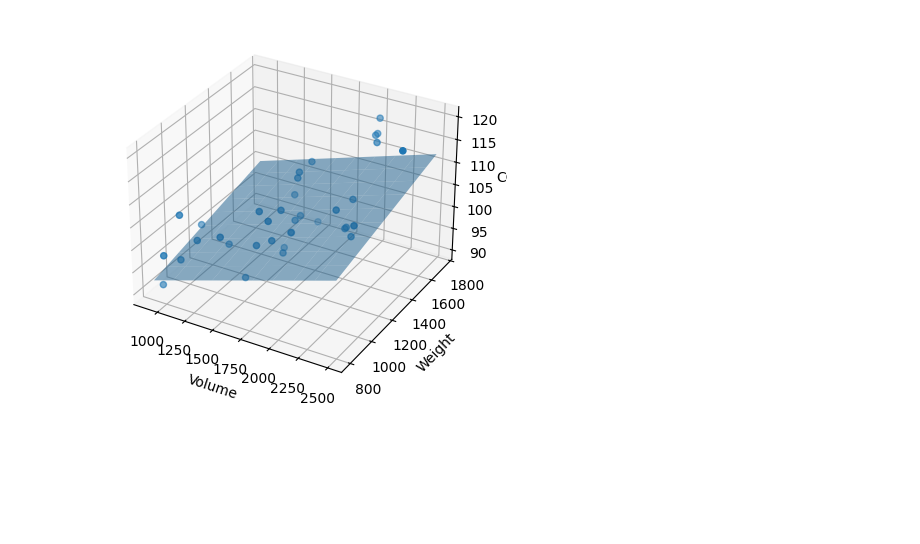
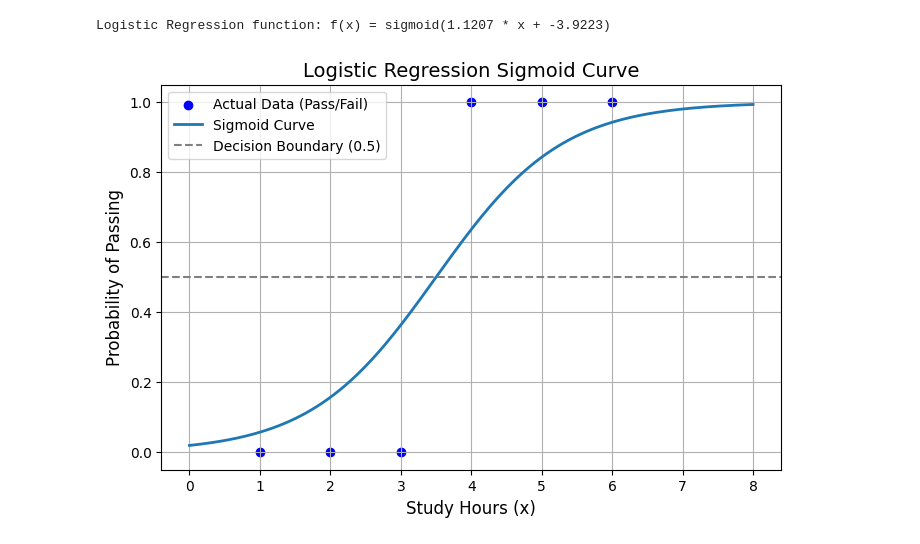
Before and after one commit to kimdavid6767/AI-Electronic-and-Computer-Dept, a Jupyter notebook: Untitled0.ipynb, the cells around one changed output. Saved outputs shown, nothing was run; the diff lists cells and outputs as text; code cells hidden in the pictures; blank space fills up the shorter version.

```diff
--- a/Untitled0.ipynb
+++ b/Untitled0.ipynb
@@ -77,22 +3,54 @@ plt.show()
-# %%
-import numpy as np
-# grid 생성
-volume_range = np.linspace(df['Volume'].min(), df['Volume'].max(), 10)
-weight_range = np.linspace(df['Weight'].min(), df['Weight'].max(), 10)
-
-volume_grid, weight_grid = np.meshgrid(volume_range, weight_range)
-co2_pred = model.intercept_ + model.coef_[0]*volume_grid + model.coef_[1]*weight_grid
-# 3D 그래프
-fig = plt.figure()
-ax = fig.add_subplot(111, projection='3d')
-
-ax.scatter(df['Volume'], df['Weight'], df['CO2'])
-ax.plot_surface(volume_grid, weight_grid, co2_pred, alpha=0.5)
-
-ax.set_xlabel('David')
-ax.set_ylabel('Weight')
-ax.set_zlabel('CO2')
-
-plt.show()
-# %% [output]
-[figure, removed]
+# %%
+import numpy as np
+import matplotlib.pyplot as plt
+from sklearn.linear_model import LogisticRegression
+# =========================
+# 1. Define the dataset
+# =========================
+X = np.array([[1], [2], [3], [4], [5], [6]])  # Study hours
+y = np.array([0, 0, 0, 1, 1, 1])             # Pass/Fail labels
+
+
+# =========================
+# 2. Create and train the logistic regression model
+# =========================
+model = LogisticRegression()
+model.fit(X, y)
+
+# Extract parameters (w, b)
+w = model.coef_[0][0]
+b = model.intercept_[0]
+print(f"Logistic Regression function: f(x) = sigmoid({w:.4f} * x + {b:.4f})")
+# %% [output]
+Logistic Regression function: f(x) = sigmoid(1.1207 * x + -3.9223)
+# %%
+# =========================
+# 3. Generate x-values for the sigmoid curve
+# =========================
+x_range = np.linspace(0, 8, 200)        # Smooth curve
+z = w * x_range + b
+sigmoid = 1 / (1 + np.exp(-z))          # Sigmoid function
+# =========================
+# 4. Plot
+# =========================
+plt.figure(figsize=(8, 5))
+
+# Scatter plot of actual data
+plt.scatter(X, y, color='blue', label='Actual Data (Pass/Fail)', marker='o')
+
+# Sigmoid curve
+plt.plot(x_range, sigmoid, label='Sigmoid Curve', linewidth=2)
+
+# Horizontal line at probability 0.5
+plt.axhline(0.5, color='gray', linestyle='--', label='Decision Boundary (0.5)')
+
+# Labels & Title
+plt.xlabel("Study Hours (x)", fontsize=12)
+plt.ylabel("Probability of Passing", fontsize=12)
+plt.title("Logistic Regression Sigmoid Curve", fontsize=14)
+plt.legend()
+plt.grid(True)
+
+plt.show()
+# %% [output]
+[figure, added]
```
Also changed, not shown: parts of 10 cells of this notebook.
